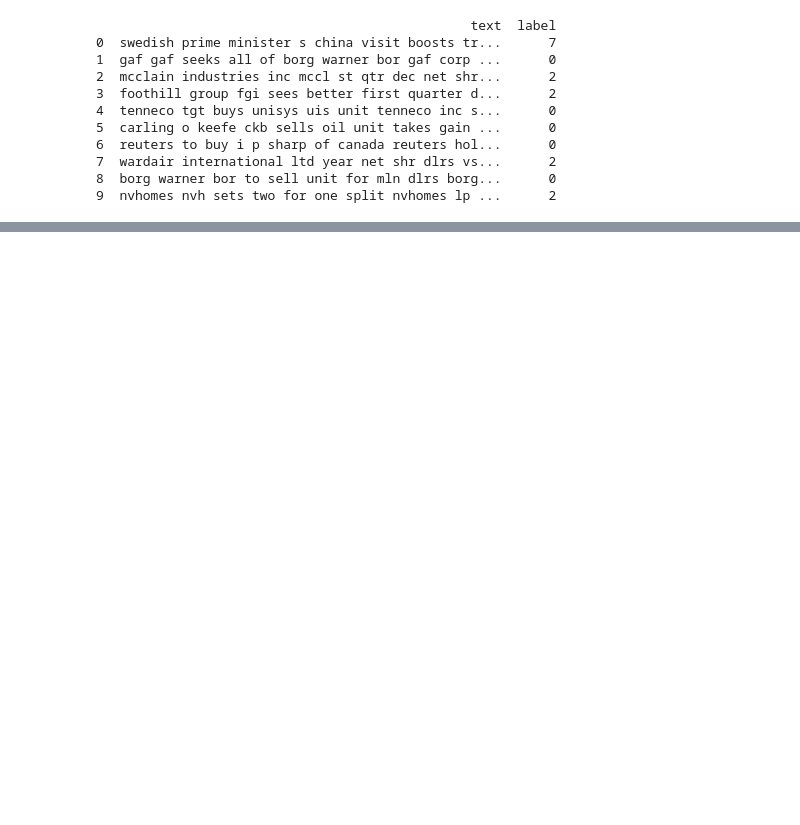
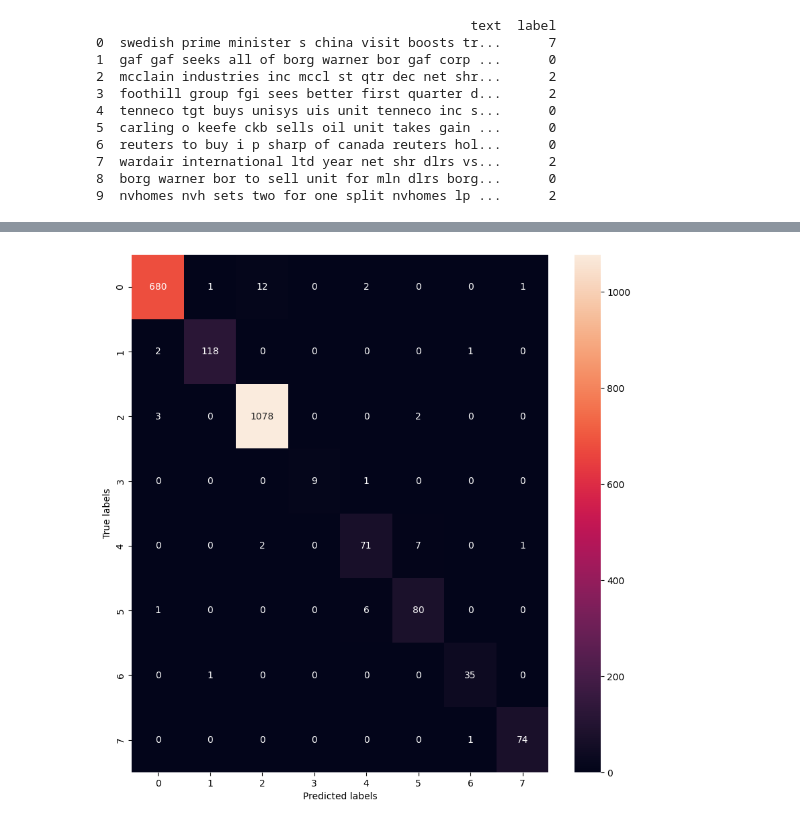
Before and after one commit to Bharathkumar1404/LLM-Assignment, a Jupyter notebook: 22018647.ipynb, the cells around one changed output, grey strips where cells are left out. Cells and saved outputs as stored; diff of their text form; code cells hidden in the pictures; blank space fills up the shorter version.

```diff
--- a/22018647.ipynb
+++ b/22018647.ipynb
@@ -192,0 +271,12 @@ Epoch 1/5
+# %%
+training_args = TrainingArguments("test-trainer", evaluation_strategy="epoch")
+model = AutoModelForSequenceClassification.from_pretrained(checkpoint, num_labels=8,ignore_mismatched_sizes=True)
+
+trainer = Trainer(
+    model,
+    training_args,
+    train_dataset=tokenized_datasets["train"],
+    eval_dataset=tokenized_datasets["validation"],
+    tokenizer=tokenizer,
+    compute_metrics=compute_metrics,
+)
@@ -192,0 +288,2 @@ Epoch 1/5
+# %%
+trainer.train()
@@ -192,0 +297,3 @@ Epoch 1/5
+# %%
+pred = trainer.predict(tokenized_datasets['test'])
+true = tokenized_datasets['test']['label']
@@ -192,0 +302,2 @@ Epoch 1/5
+# %%
+pred = pred.predictions.argmax(axis=-1)
@@ -192,0 +316,10 @@ Epoch 1/5
+# %%
+import seaborn as sns
+
+plt.figure(figsize=(10, 10))
+sns.heatmap(confusion_matrix(true, pred), annot=True, fmt='g')
+plt.xlabel('Predicted labels')
+plt.ylabel('True labels')
+plt.show()
+# %% [output]
+[figure, added]
```
Also changed, not shown: parts of 44 cells of this notebook.
